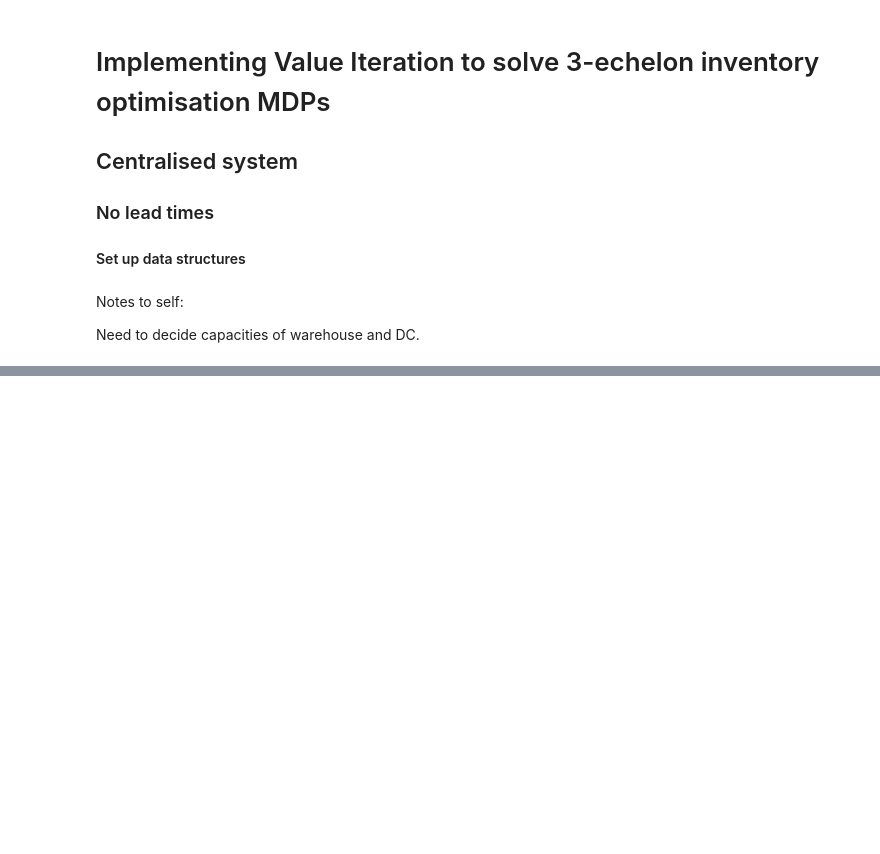
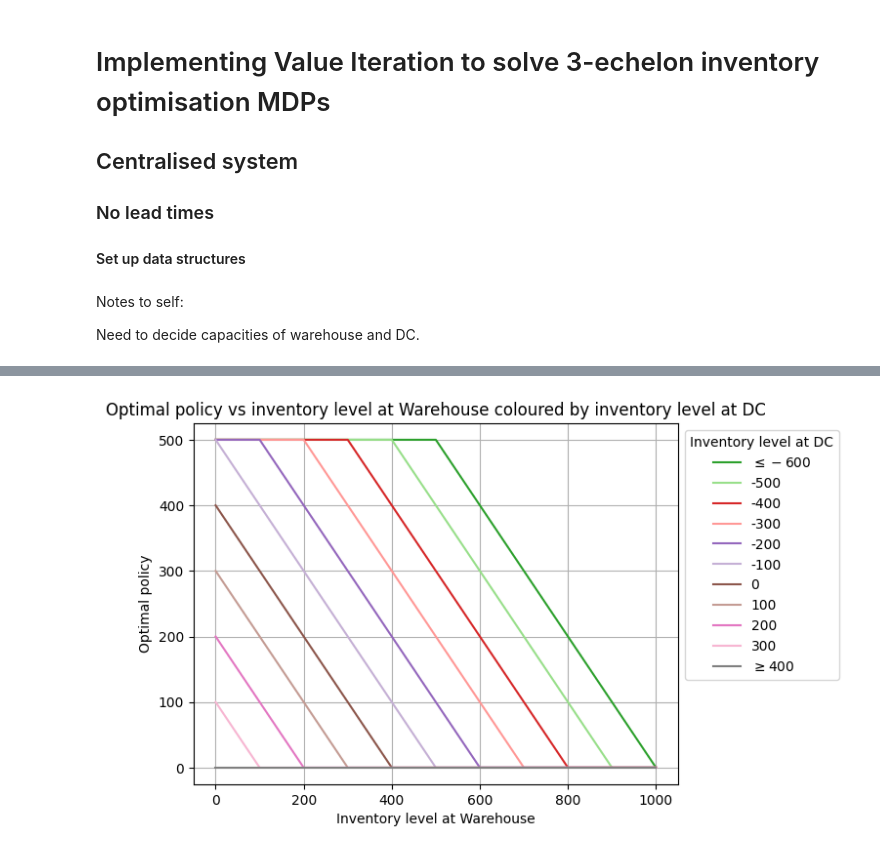
Before and after one commit to turtlesoul25/STOR-i_IM_PhDResearchProposal, a Jupyter notebook: Solve2echMDP.ipynb, the cells around one changed output, grey strips where cells are left out. Cells and saved outputs as stored; diff of their text form; code cells hidden in the pictures; blank space fills up the shorter version.

```diff
--- a/Solve2echMDP.ipynb
+++ b/Solve2echMDP.ipynb
@@ -207,0 +260,19 @@ c0_optimal_policy
+# %%
+# Pick a colormap (e.g., 'viridis') and map keys to colors
+cmap = plt.get_cmap('tab20')
+keys = sorted(DC_il_pol.keys())
+colors = cmap([i / (len(keys) - 1) for i in range(len(keys))])
+
+for il, color in zip(keys, colors):
+    if -600 <= il <= 400:
+        label = il if -600 < il < 400 else rf"$\geq 400$" if il >= 400 else rf"$\leq -600$"
+        plt.plot(DC_il_pol[il][0], DC_il_pol[il][1], label=label, color=color)
+
+plt.xlabel("Inventory level at Warehouse")
+plt.ylabel("Optimal policy")
+plt.title("Optimal policy vs inventory level at Warehouse coloured by inventory level at DC")
+plt.legend(title="Inventory level at DC", bbox_to_anchor=(1, 1))
+plt.grid()
+plt.show()
+# %% [output]
+[figure, added]
```
Also changed, not shown: parts of 10 cells of this notebook.
